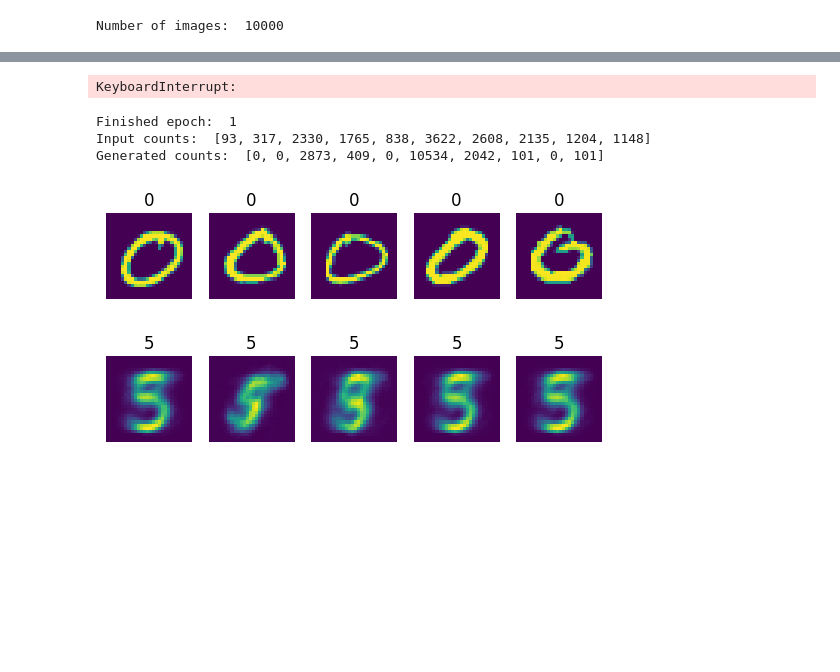
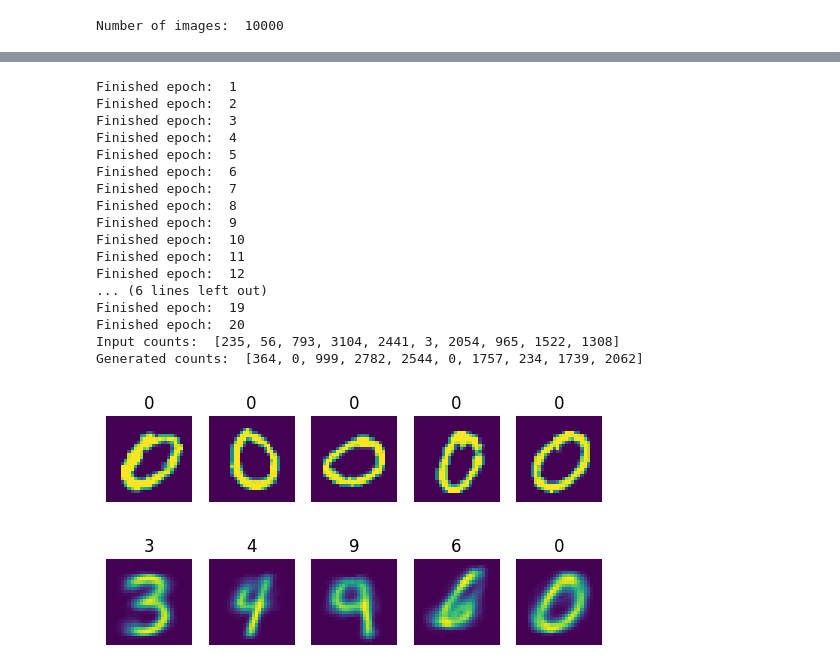
Before and after one commit to alexojica/research-project-experiments, a Jupyter notebook: src/mnist_classifier.ipynb, the cells around one changed output, grey strips where cells are left out. Cells and saved outputs as stored; diff of their text form; code cells hidden in the pictures; blank space fills up the shorter version.

```diff
--- a/src/mnist_classifier.ipynb
+++ b/src/mnist_classifier.ipynb
@@ -119,17 +122,3 @@ Accuracy:  0.7635
-# %%
-# compute FID score
-syn_input, _ = vae_classifier.generate_data(n_samples=500)
-input = input[:500]
-
-input_rgb = input.view(-1, 1, 28, 28).repeat(1, 3, 1, 1)
-syn_input_rgb = syn_input.view(-1, 1, 28, 28).repeat(1, 3, 1, 1)
-
-# compute FID score (worst: 131, best: 85)
-# 0 score only possible if absolutely identical
-fid_score = frechet_inception_distance(input_rgb, syn_input_rgb)
-print("Frechet Inception Distance: ", fid_score)
-# %% [output]
-KeyboardInterrupt:
 # %%
 # generate imbalanced data set for comparison of distribution of input vs distribution of generated images
 training_data = torchvision.datasets.MNIST(root='../data/MNIST_train', train=True, download=True, transform=torchvision.transforms.ToTensor())
@@ -171,39 +160,53 @@ plot_image_label_two(input_tensor.cpu().detach().numpy(), label_tensor.cpu().det
 
 assert input_tensor.shape[0] == label_tensor.shape[0]
 
 training_data.data = input_tensor
 training_data.targets = label_tensor
 
 assert training_data.data.shape == input_tensor.shape
 assert training_data.targets.shape == label_tensor.shape
 
 
 # Train VAE on imbalanced dataset
 vae_imbalanced = VaeAutoencoderClassifier(dim_encoding=2)
 
 # sufficient epoch makes the generated data distribution similar to the given input
-# optimal so far is 50, 2000, 20
-_, _, _, _, _ = vae_imbalanced.train_model(
+_, _, _, _, _, _ = vae_imbalanced.train_model(
     training_data,
-    batch_size=30,
-    alpha=2000,
-    epochs=1
+    batch_size=50,
+    alpha=1000,
+    beta=1.0,
+    epochs=20
 )
 
 gen_image, gen_output = vae_imbalanced.generate_data(n_samples=sum(total_counts[user_idx]))
 gen_counts = [0, 0, 0, 0, 0, 0, 0, 0, 0, 0]
 for probabilities in gen_output:
     max_index = torch.argmax(probabilities)
     gen_counts[max_index]+=1
 
 # plot generated data
 plot_image_label(gen_image.cpu().detach().numpy(), gen_output.cpu().detach().numpy())
 
 print("Input counts: ", total_counts[user_idx])
 print("Generated counts: ", gen_counts)
 # %% [output]
 Finished epoch:  1
-Input counts:  [93, 317, 2330, 1765, 838, 3622, 2608, 2135, 1204, 1148]
-Generated counts:  [0, 0, 2873, 409, 0, 10534, 2042, 101, 0, 101]
+Finished epoch:  2
+Finished epoch:  3
+Finished epoch:  4
+Finished epoch:  5
+Finished epoch:  6
+Finished epoch:  7
+Finished epoch:  8
+Finished epoch:  9
+Finished epoch:  10
+Finished epoch:  11
+Finished epoch:  12
+... (6 lines left out)
+Finished epoch:  19
+Finished epoch:  20
+Input counts:  [235, 56, 793, 3104, 2441, 3, 2054, 965, 1522, 1308]
+Generated counts:  [364, 0, 999, 2782, 2544, 0, 1757, 234, 1739, 2062]
-[figure, old version]
+[figure, new version]
-[figure, old version]
+[figure, new version]
```
Also changed, not shown: parts of 6 cells of this notebook, 3 other files.
